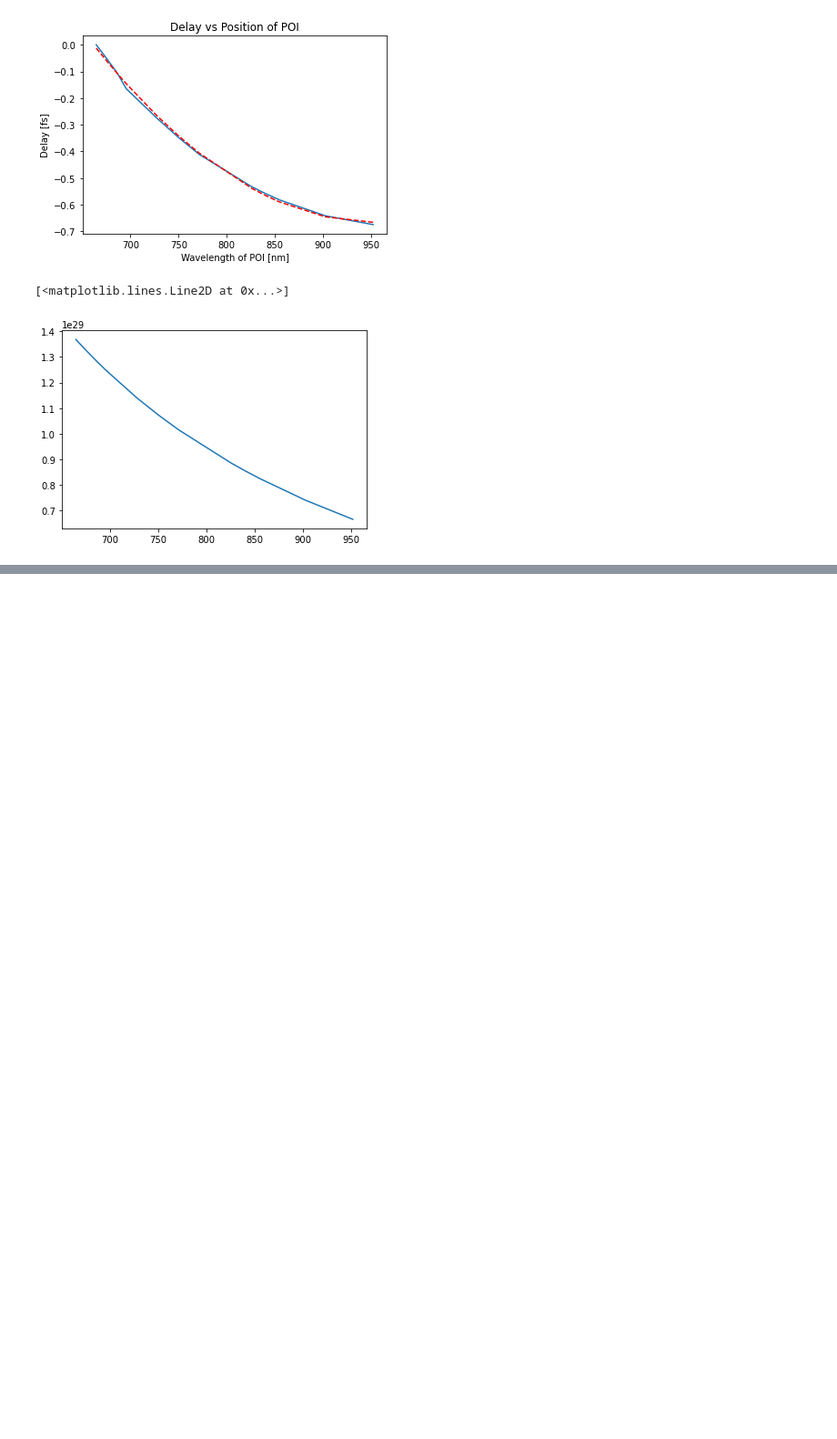
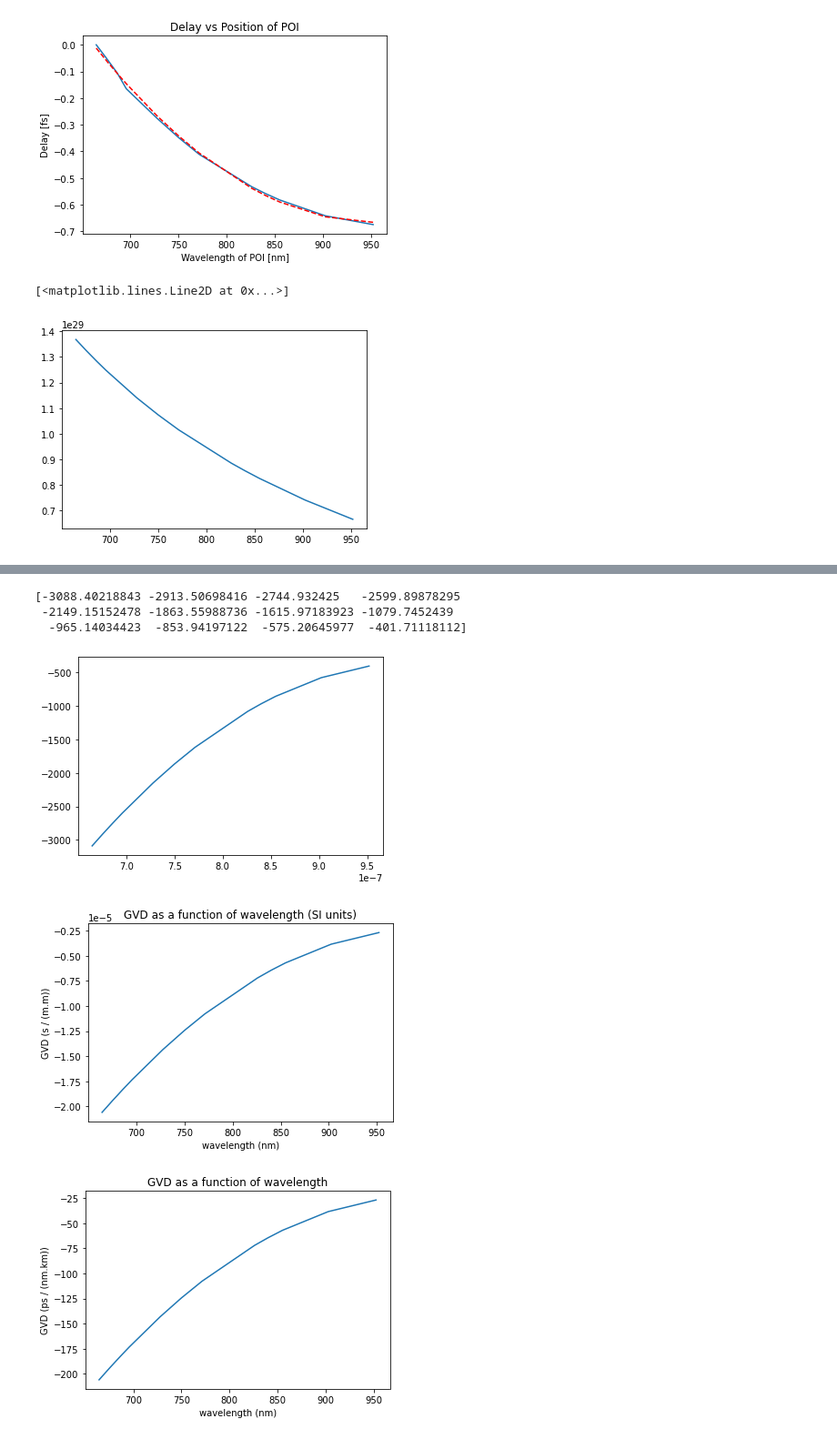
Before and after one commit to jmorse2020/Physics-FYP, a Jupyter notebook: Delay-change-manual-dispersion-measurement.ipynb, the cells around one changed output, grey strips where cells are left out. Shown at 91% size. Saved outputs shown, nothing was run; the diff lists cells and outputs as text; code cells hidden in the pictures; blank space fills up the shorter version.

```diff
--- a/Delay-change-manual-dispersion-measurement.ipynb
+++ b/Delay-change-manual-dispersion-measurement.ipynb
@@ -34,0 +75,36 @@ plt.plot(poi, dispersion)
+# %%
+#get deriv of this curve
+fit_coeffs = np.polyfit(poi*1e-9, stage_pos*2*1e-3, 3)
+f = np.poly1d(fit_coeffs)
+derivative = np.polyder(f)
+y_derivative = derivative(poi*1e-9)
+print(y_derivative)
+plt.plot(poi*1e-9,y_derivative)
+plt.show()
+
+c=3e8
+L=0.5 #Fibre length roughly half a metre?
+
+big_D = (1/(c * L)) * y_derivative * 10 #This is the factor of 10 needed due to error in reading vernier scale
+plt.plot(poi,big_D)
+plt.xlabel("wavelength (nm)")
+plt.ylabel("GVD (s / (m.m))")
+plt.title("GVD as a function of wavelength (SI units)")
+plt.show()
+
+#Now plottong again, but for the usual unit for GVD which is ps / nm.km
+c = 3e8 * 0.001 #convert c from m s^-1 to nm ps^-1
+L = 0.5 * 0.001 #converting fibre length from m to km)
+big_D_new_units = (1/(c*L))*y_derivative*10 #This is the factor of 10 needed due to error in reading vernier scale
+plt.plot(poi,big_D_new_units)
+plt.xlabel("wavelength (nm)")
+plt.ylabel("GVD (ps / (nm.km))")
+plt.title("GVD as a function of wavelength")
+plt.show()
+# %% [output]
+[-3088.40218843 -2913.50698416 -2744.932425   -2599.89878295
+ -2149.15152478 -1863.55988736 -1615.97183923 -1079.7452439
+  -965.14034423  -853.94197122  -575.20645977  -401.71118112]
+[figure, added]
+[figure, added]
+[figure, added]
```
Also changed, not shown: parts of 8 cells of this notebook.
